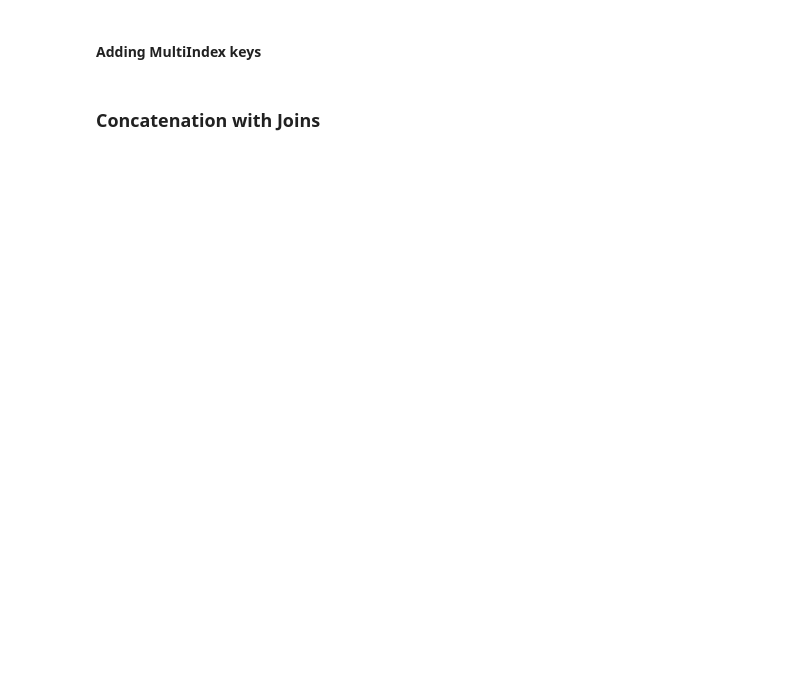
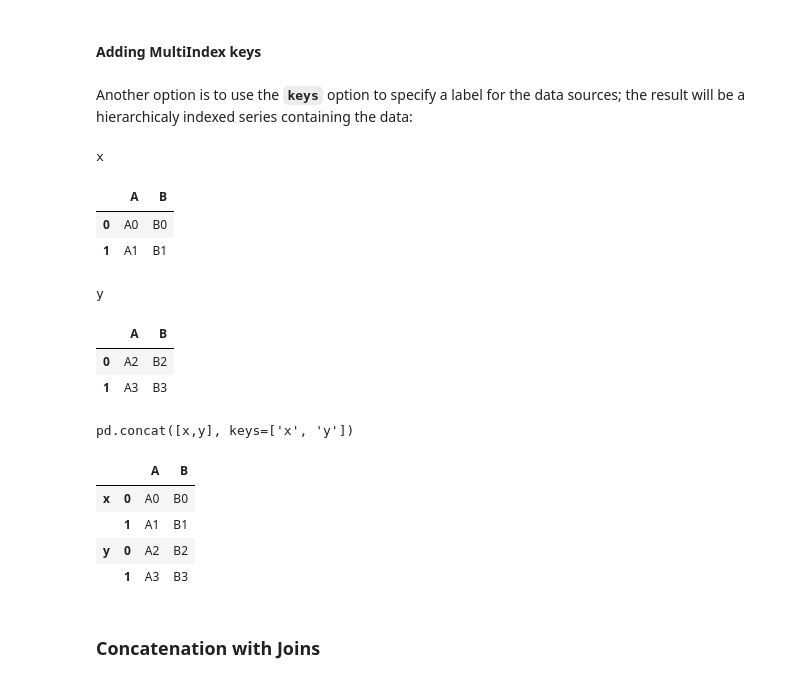
Before and after one commit to huymh/jupyter-notes, a Jupyter notebook: HB_2_Data_Manipulation.ipynb, the cells around one changed output. Saved outputs shown, nothing was run; the diff lists cells and outputs as text; code cells hidden in the pictures; blank space fills up the shorter version.

```diff
--- a/HB_2_Data_Manipulation.ipynb
+++ b/HB_2_Data_Manipulation.ipynb
@@ -1726,4 +1897,23 @@ In practice, this type of reindexing is one of the more useful patterns when exp
 # %% [markdown]
 #### Adding MultiIndex keys
+# %% [markdown]
+Another option is to use the **`keys`** option to specify a label for the data sources; the result will be a hierarchicaly indexed series containing the data:
+# %%
+display('x', 'y', "pd.concat([x,y], keys=['x', 'y'])")
+# %% [output]
+x
+|  | A | B |
+| 0 | A0 | B0 |
+| 1 | A1 | B1 |
+y
+|  | A | B |
+| 0 | A2 | B2 |
+| 1 | A3 | B3 |
+pd.concat([x,y], keys=['x', 'y'])
+|  |  | A | B |
+| x | 0 | A0 | B0 |
+|  | 1 | A1 | B1 |
+| y | 0 | A2 | B2 |
+|  | 1 | A3 | B3 |
 # %% [markdown]
 ### Concatenation with Joins
```
Also changed, not shown: parts of 39 cells of this notebook.
